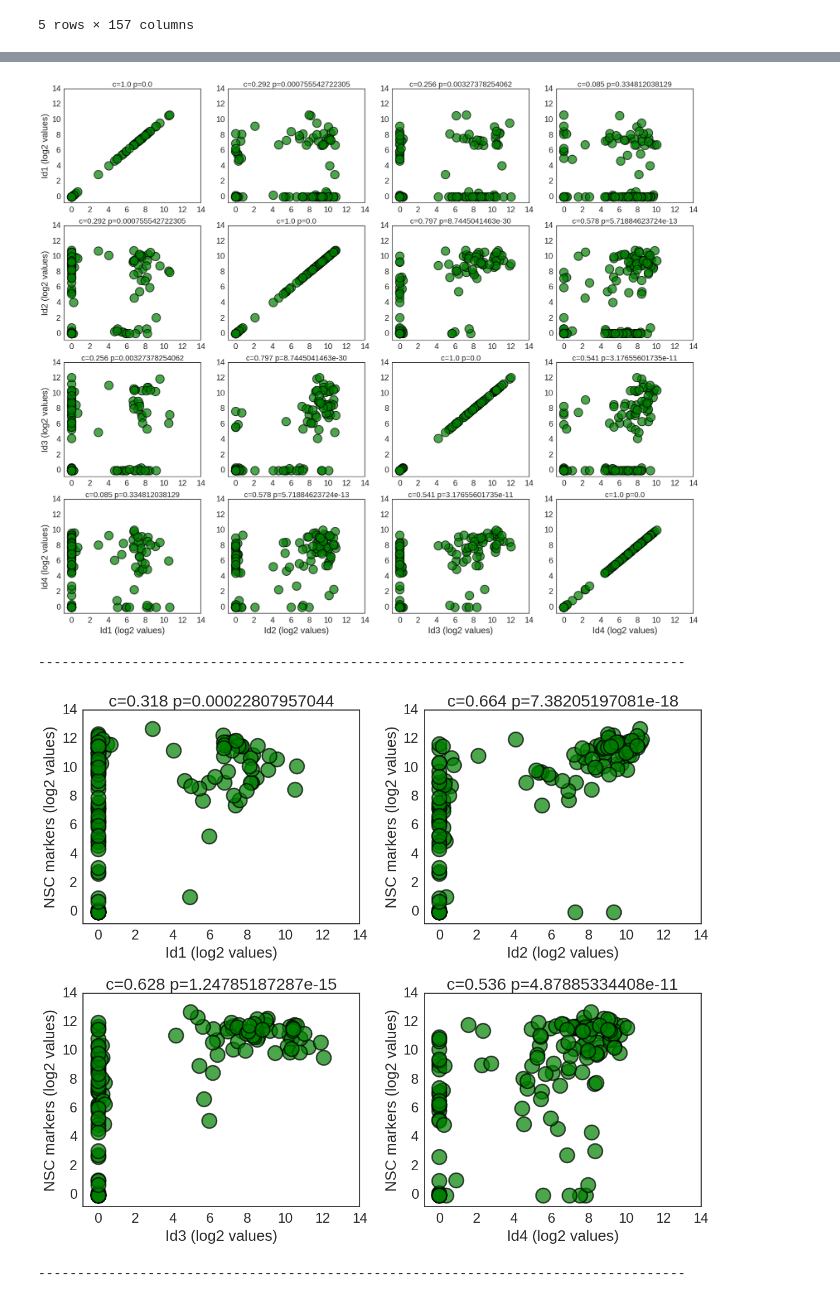
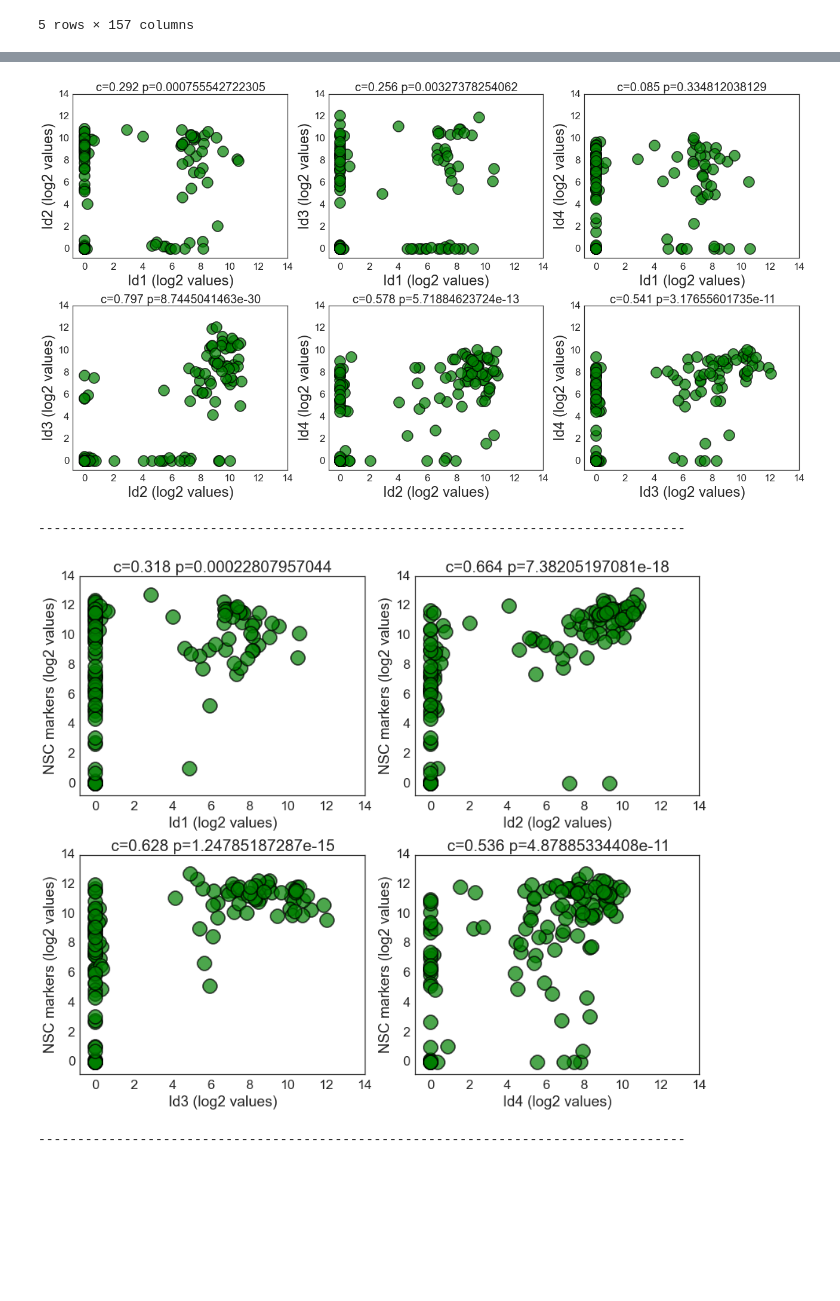
Before and after one commit to mboareto/InterplayNotchID_neurogenesis, a Jupyter notebook: InterplayNotch_IDs_AdultBrain.ipynb, the cells around one changed output, grey strips where cells are left out. Drawn from its saved outputs; the diff is of its cells as text; code cells hidden in the pictures; blank space fills up the shorter version.

```diff
--- a/InterplayNotch_IDs_AdultBrain.ipynb
+++ b/InterplayNotch_IDs_AdultBrain.ipynb
@@ -244,21 +243,26 @@ plt.tight_layout()
 # %%
 # ----------------------- IDs x IDs (Figure S1) -------------------------
-f = plt.subplots(4, 4, figsize=(6*4, 5*4), sharex=False)
+f = plt.subplots(3, 2, figsize=(6*3, 5*2), sharex=False)
 for i in range(len(l['IDs'])):
     for j in range(len(l['IDs'])):
-            ax = plt.subplot2grid((4, 4), (i, j), colspan=1, rowspan=1)
-            D['list_genes'] = ensembl_to_geneID(Xi,[[l['IDs'][j]], [l['IDs'][i]]])
+        if i<j:
+            if i==0:
+                ax = plt.subplot2grid((2, 3), (i, j-1), colspan=1, rowspan=1)
+            if i==1:
+                ax = plt.subplot2grid((2, 3), (i, j-2), colspan=1, rowspan=1)
+            if i==2:
+                ax = plt.subplot2grid((2, 3), (1, 2), colspan=1, rowspan=1)
+            D['list_genes'] = ensembl_to_geneID(Xi,[[l['IDs'][i]], [l['IDs'][j]]])
             x = get_expression(D)
             plt.plot(x[0][D['marker']=='o'], x[1][D['marker']=='o'], marker='o', color='g',
                      lw=0.0, mew=1.8, ms=18, alpha=0.7)
             [a, b, corr, p] = pcorr(x[0][D['marker']=='o'], x[1][D['marker']=='o'])
-            ax.set_title('c='+str(round(corr,3))+' p='+str(round(p,40)), fontsize=16)
-            if j==0:
-                ax.set_ylabel(l['IDs'][i]+' (log2 values)')
-            if i==(len(l['IDs'])-1):
-                ax.set_xlabel(l['IDs'][j]+' (log2 values)')
+            ax.set_title('c='+str(round(corr,3))+' p='+str(round(p,40)), fontsize=20)
+            ax.set_xlabel(l['IDs'][i]+' (log2 values)', fontsize=24)
+            ax.set_ylabel(l['IDs'][j]+' (log2 values)', fontsize=24)
             ax.set_xlim([-0.8,14])
             ax.set_ylim([-0.8,14])
+plt.tight_layout()
 plt.show()
 print '-----------------------------------------------------------------------------------\n'
 
@@ -269,34 +273,34 @@ for i in range(len(l['IDs'])):
     D['list_genes'] = ensembl_to_geneID(Xi,[[l['IDs'][i]], l['NSC']])
     x = get_expression(D)
     plt.plot(x[0][D['marker']=='o'], x[1][D['marker']=='o'], marker='o', color='g',
              lw=0.0, mew=1.8, ms=18, alpha=0.7)
     [a, b, corr, p] = pcorr(x[0][D['marker']=='o'], x[1][D['marker']=='o'])
     ax.set_title('c='+str(round(corr,3))+' p='+str(round(p,40)))
     ax.set_ylabel('NSC markers (log2 values)')
     ax.set_xlabel(l['IDs'][i]+' (log2 values)')
     ax.set_xlim([-0.8,14])
     ax.set_ylim([-0.8,14])
 plt.tight_layout()
 plt.show()
 print '-----------------------------------------------------------------------------------\n'
 
 # ----------------------- IDs x Hes markers -------------------------
 f = plt.subplots(2, 2, figsize=(6*2, 5*2), sharex=False)
 for i in range(len(l['IDs'])):
     ax = plt.subplot2grid((2, 2), (1*(i>1), i%2), colspan=1, rowspan=1)
     D['list_genes'] = ensembl_to_geneID(Xi,[[l['IDs'][i]], l['Hes']])
     x = get_expression(D)
     plt.plot(x[0][D['marker']=='o'], x[1][D['marker']=='o'], marker='o', color='g',
              lw=0.0, mew=1.8, ms=18, alpha=0.7)
     [a, b, corr, p] = pcorr(x[0][D['marker']=='o'], x[1][D['marker']=='o'])
     ax.set_title('c='+str(round(corr,3))+' p='+str(round(p,40)))
     ax.set_ylabel('Hes expression (log2 values)')
     ax.set_xlabel(l['IDs'][i]+' (log2 values)')
     ax.set_xlim([-0.8,14])
     ax.set_ylim([-0.8,14])
 plt.tight_layout()
 # %% [output]
-[figure, old version]
+[figure, new version]
 -----------------------------------------------------------------------------------
-[figure, old version]
+[figure, new version]
 -----------------------------------------------------------------------------------
```
Also changed, not shown: parts of 4 cells of this notebook.
